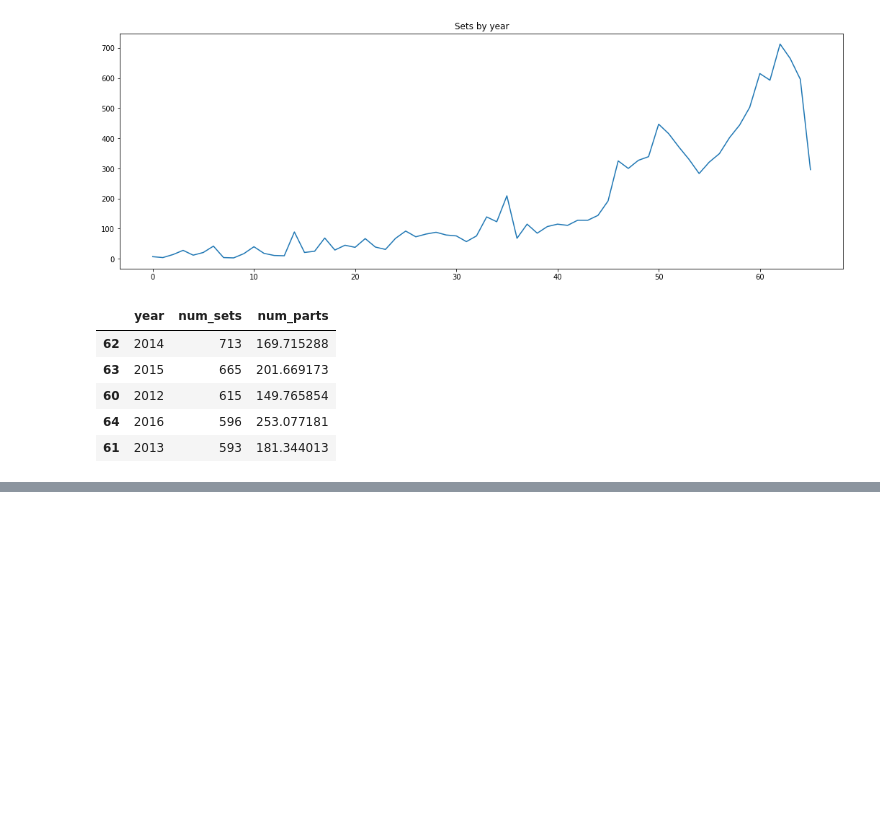
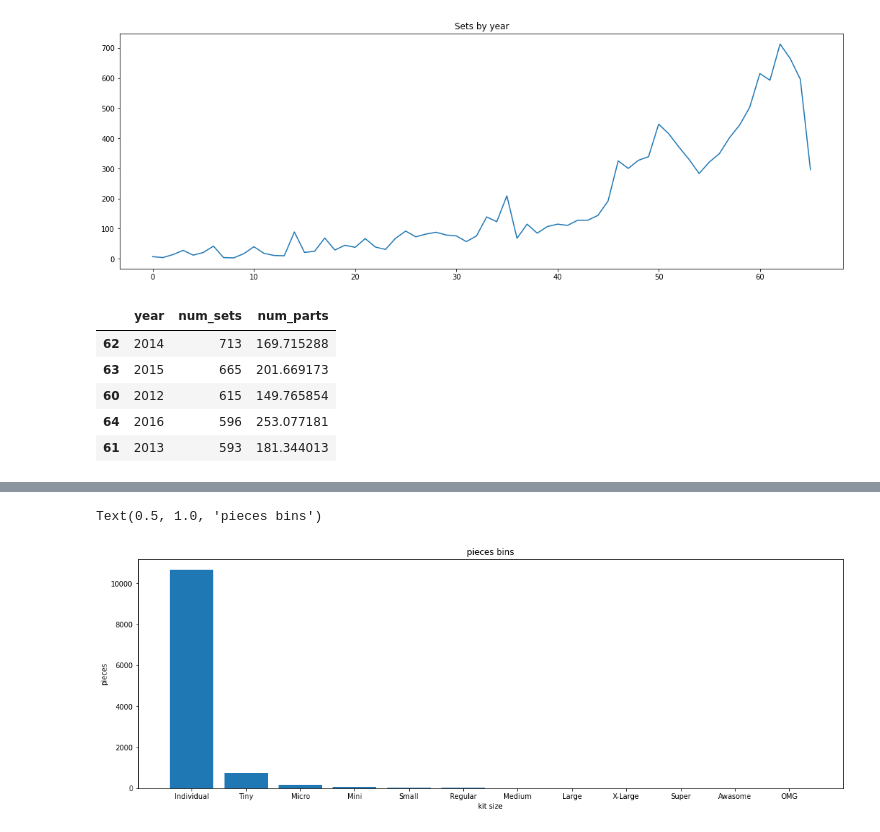
Before and after one commit to RodolfoPerna/portfolio, a Jupyter notebook: Lego_History.ipynb, the cells around one changed output, grey strips where cells are left out. Saved outputs shown, nothing was run; the diff lists cells and outputs as text; code cells hidden in the pictures; blank space fills up the shorter version.

```diff
--- a/Lego_History.ipynb
+++ b/Lego_History.ipynb
@@ -223,3 +223,8 @@ sets_by_year.merge(parts_by_year, on='year').sort_values(by = 'num_sets', ascend
 | 60 | 2012 | 615 | 149.765854 |
 | 64 | 2016 | 596 | 253.077181 |
 | 61 | 2013 | 593 | 181.344013 |
+# %%
+bins = np.linspace(min(sets["pieces"]), max(sets["pieces"]), 13)
+group_names = ['Individual','Tiny','Micro','Mini','Small', 'Regular','Medium','Large','X-Large', 'Super', 'Awasome', 'OMG']
+sets['pieces-binned'] = pd.cut(sets['pieces'], bins, labels=group_names, include_lowest=True )
+sets[['pieces','pieces-binned','year']].head(20)
@@ -226,3 +265,17 @@ sets_by_year.merge(parts_by_year, on='year').sort_values(by = 'num_sets', ascend
+# %%
+%matplotlib inline
+import matplotlib as plt
+from matplotlib import pyplot
+pyplot.figure(figsize=(18,6)) #define the figure size
+pyplot.bar(group_names, sets["pieces-binned"].value_counts())
+
+# set x/y labels and plot title
+plt.pyplot.xlabel("kit size")
+plt.pyplot.ylabel("pieces")
+plt.pyplot.title("pieces bins")
+# %% [output]
+Text(0.5, 1.0, 'pieces bins')
+[figure, added]
 # %% [markdown]
 ![alt text](https://cdn.awsli.com.br/600x1000/91/91201/produto/23788982/5f3ce28e94.jpg)
 # %% [markdown]
```
Also changed, not shown: parts of 2 cells of this notebook.
